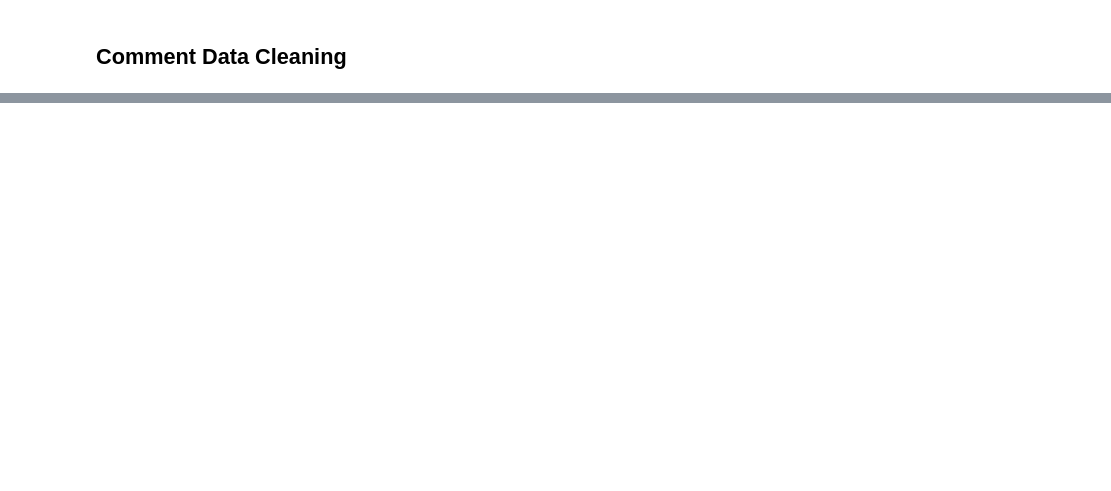
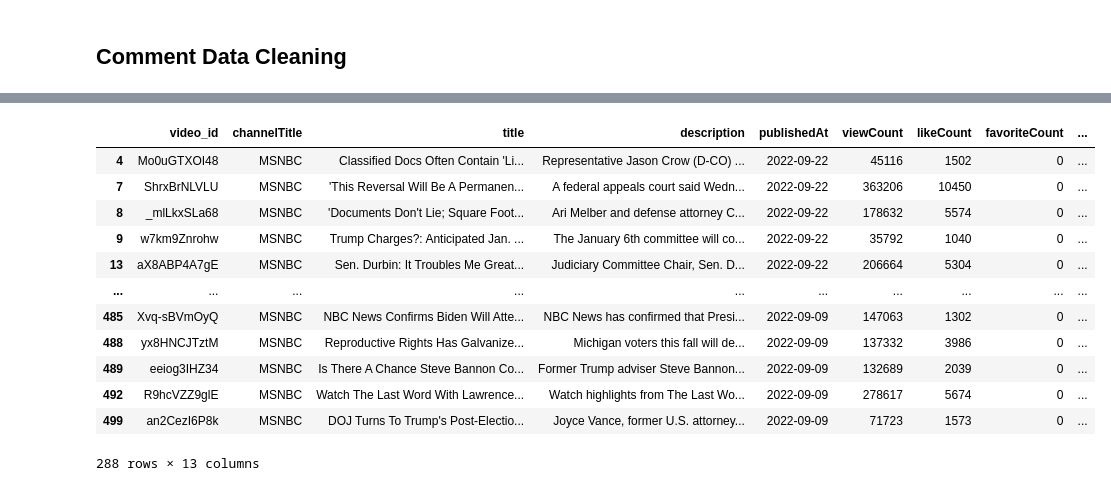
Before and after one commit to cjunwon/Youtube-Data-Analysis, a Jupyter notebook: main.ipynb, the cells around one changed output, grey strips where cells are left out. Drawn from its saved outputs; the diff is of its cells as text; code cells hidden in the pictures; blank space fills up the shorter version.

```diff
--- a/main.ipynb
+++ b/main.ipynb
@@ -193,0 +247,16 @@ fig.show(renderer='svg')
+# %%
+selected_df
+# %% [output]
+|  | video_id | channelTitle | title | description | publishedAt | viewCount | likeCount | favoriteCount | ... |
+| 4 | Mo0uGTXOI48 | MSNBC | Classified Docs Often Contain 'Li... | Representative Jason Crow (D-CO) ... | 2022-09-22 | 45116 | 1502 | 0 | ... |
+| 7 | ShrxBrNLVLU | MSNBC | 'This Reversal Will Be A Permanen... | A federal appeals court said Wedn... | 2022-09-22 | 363206 | 10450 | 0 | ... |
+| 8 | _mlLkxSLa68 | MSNBC | 'Documents Don't Lie; Square Foot... | Ari Melber and defense attorney C... | 2022-09-22 | 178632 | 5574 | 0 | ... |
+| 9 | w7km9Znrohw | MSNBC | Trump Charges?: Anticipated Jan. ... | The January 6th committee will co... | 2022-09-22 | 35792 | 1040 | 0 | ... |
+| 13 | aX8ABP4A7gE | MSNBC | Sen. Durbin: It Troubles Me Great... | Judiciary Committee Chair, Sen. D... | 2022-09-22 | 206664 | 5304 | 0 | ... |
+| ... | ... | ... | ... | ... | ... | ... | ... | ... | ... |
+| 485 | Xvq-sBVmOyQ | MSNBC | NBC News Confirms Biden Will Atte... | NBC News has confirmed that Presi... | 2022-09-09 | 147063 | 1302 | 0 | ... |
+| 488 | yx8HNCJTztM | MSNBC | Reproductive Rights Has Galvanize... | Michigan voters this fall will de... | 2022-09-09 | 137332 | 3986 | 0 | ... |
+| 489 | eeiog3IHZ34 | MSNBC | Is There A Chance Steve Bannon Co... | Former Trump adviser Steve Bannon... | 2022-09-09 | 132689 | 2039 | 0 | ... |
+| 492 | R9hcVZZ9glE | MSNBC | Watch The Last Word With Lawrence... | Watch highlights from The Last Wo... | 2022-09-09 | 278617 | 5674 | 0 | ... |
+| 499 | an2CezI6P8k | MSNBC | DOJ Turns To Trump's Post-Electio... | Joyce Vance, former U.S. attorney... | 2022-09-09 | 71723 | 1573 | 0 | ... |
+288 rows × 13 columns
```
Also changed, not shown: parts of 20 cells of this notebook, 1 other file.
